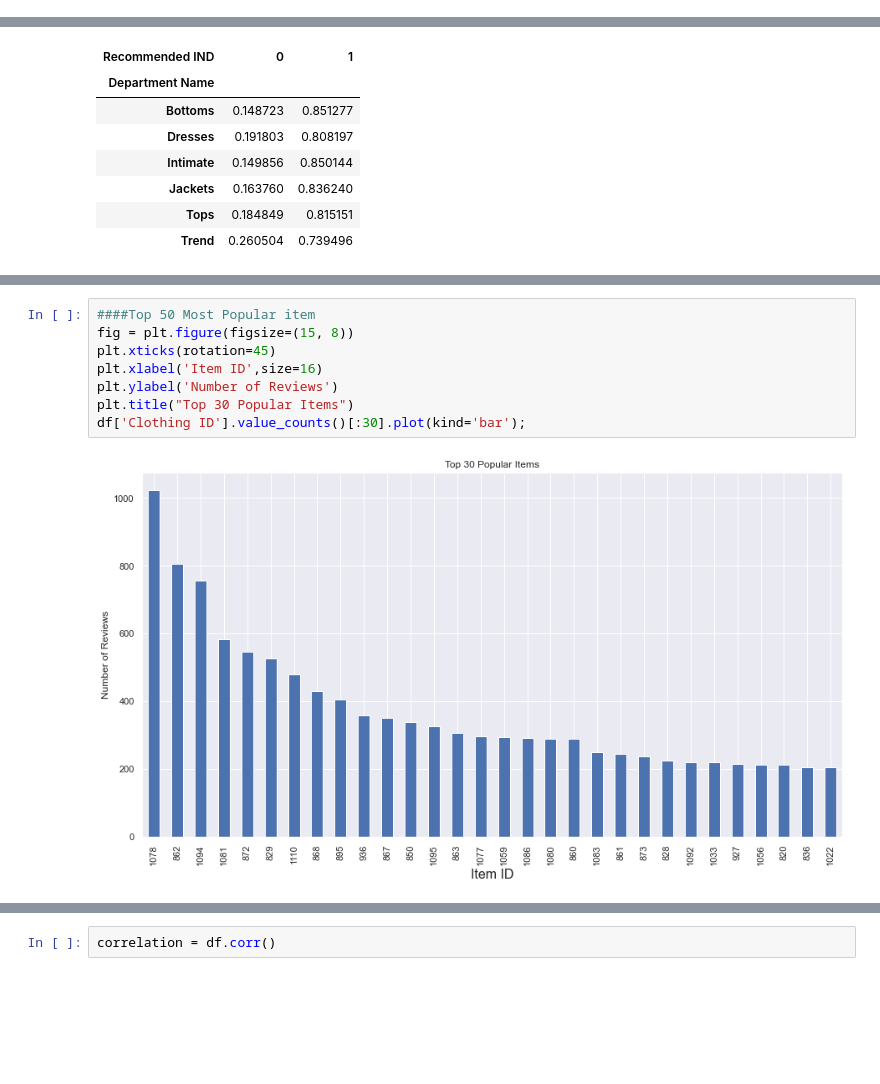
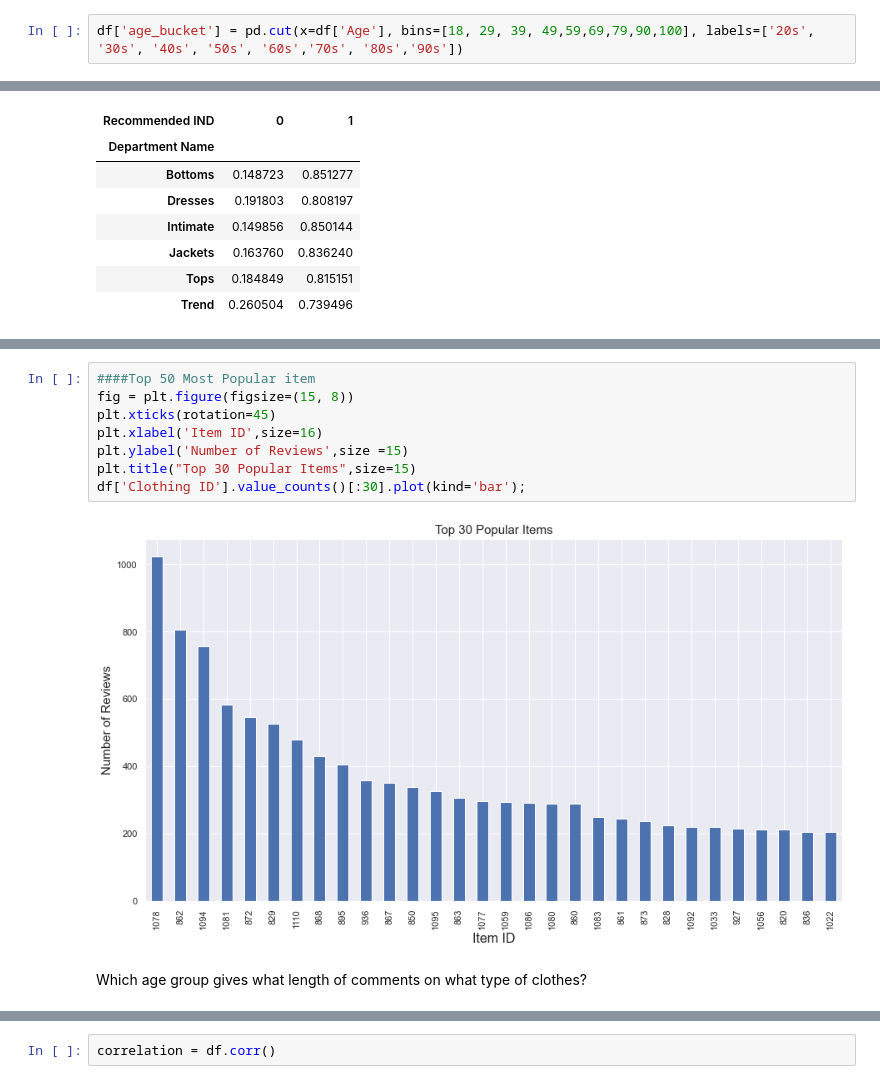
Before and after one commit to ArsalRahimMLE/Women-s-E-Commerce-Clothing-Reviews, a Jupyter notebook: Sentiment Analysis.ipynb, the cells around one changed output, grey strips where cells are left out. Cells and saved outputs as stored; diff of their text form; blank space fills up the shorter version.

```diff
--- a/Sentiment Analysis.ipynb
+++ b/Sentiment Analysis.ipynb
@@ -302,0 +315,2 @@ Observation: The above plot shows women from 30 to 50 year old age most engage i
+# %%
+df['age_bucket'] = pd.cut(x=df['Age'], bins=[18, 29, 39, 49,59,69,79,90,100], labels=['20s', '30s', '40s', '50s', '60s','70s', '80s','90s'])
@@ -521,10 +583,12 @@ pd.crosstab(df['Department Name'],df['Rating'])
 # %%
 ####Top 50 Most Popular item
 fig = plt.figure(figsize=(15, 8))
 plt.xticks(rotation=45)
 plt.xlabel('Item ID',size=16)
-plt.ylabel('Number of Reviews')
-plt.title("Top 30 Popular Items")
+plt.ylabel('Number of Reviews',size =15)
+plt.title("Top 30 Popular Items",size=15)
 df['Clothing ID'].value_counts()[:30].plot(kind='bar');
 # %% [output]
-[figure, old version]
+[figure, new version]
+# %% [markdown]
+Which age group gives what length of comments on what type of clothes?
```
Also changed, not shown: parts of 21 cells of this notebook.
